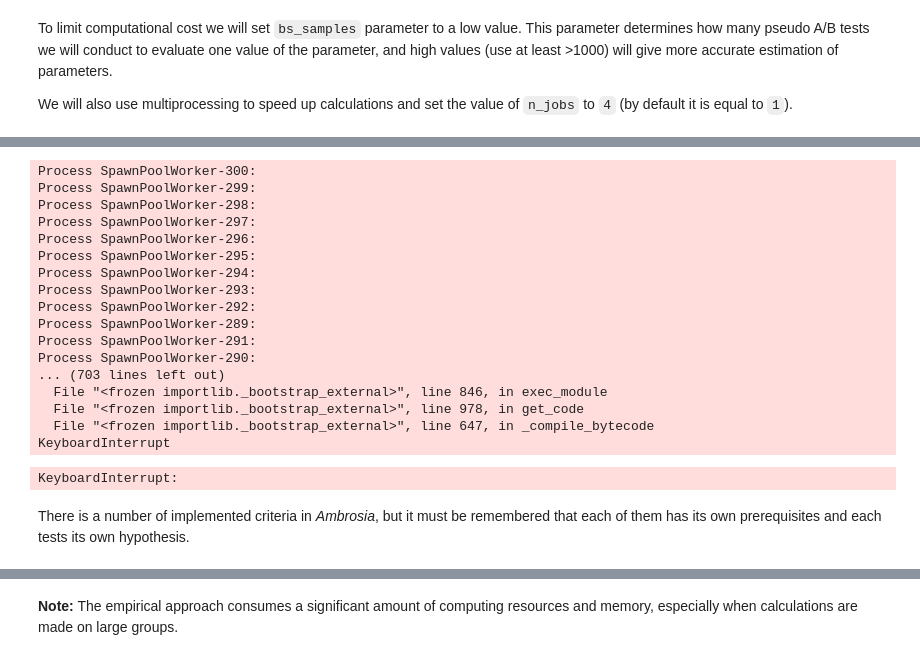
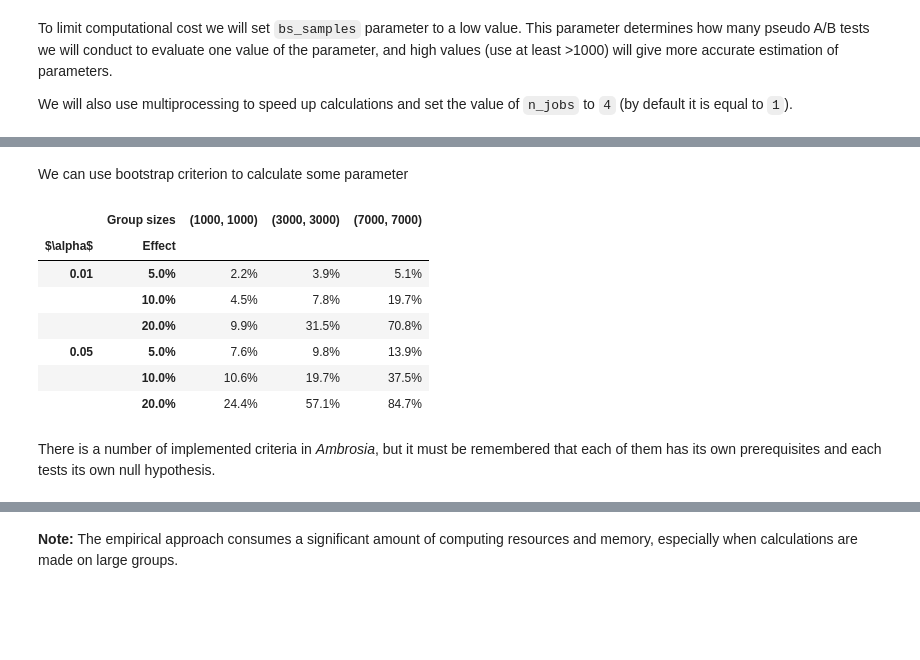
Before and after one commit to MobileTeleSystems/Ambrosia, a Jupyter notebook: examples/03_pandas_designer.ipynb, the cells around one changed output, grey strips where cells are left out. Cells and saved outputs as stored; diff of their text form; code cells hidden in the pictures; blank space fills up the shorter version.

```diff
--- a/examples/03_pandas_designer.ipynb
+++ b/examples/03_pandas_designer.ipynb
@@ -212,28 +229,21 @@ designer.run(to_design='size',
+# %% [markdown]
+We can use bootstrap criterion to calculate some parameter
 # %%
-designer.run(to_design='size',
+designer.run(to_design='power',
              method='empiric',
              effects=effects,
+             sizes=sizes,
              criterion='bootstrap',
-             bs_samples=100,
-             n_jobs=1)
+             bs_samples=1000,
+             n_jobs=4)
 # %% [output]
-Process SpawnPoolWorker-300:
-Process SpawnPoolWorker-299:
-Process SpawnPoolWorker-298:
-Process SpawnPoolWorker-297:
-Process SpawnPoolWorker-296:
-Process SpawnPoolWorker-295:
-Process SpawnPoolWorker-294:
-Process SpawnPoolWorker-293:
-Process SpawnPoolWorker-292:
-Process SpawnPoolWorker-289:
-Process SpawnPoolWorker-291:
-Process SpawnPoolWorker-290:
-... (703 lines left out)
-  File "<frozen importlib._bootstrap_external>", line 846, in exec_module
-  File "<frozen importlib._bootstrap_external>", line 978, in get_code
-  File "<frozen importlib._bootstrap_external>", line 647, in _compile_bytecode
-KeyboardInterrupt
-KeyboardInterrupt:
+|  | Group sizes | (1000, 1000) | (3000, 3000) | (7000, 7000) |
+| $\alpha$ | Effect |  |  |  |
+| 0.01 | 5.0% | 2.2% | 3.9% | 5.1% |
+|  | 10.0% | 4.5% | 7.8% | 19.7% |
+|  | 20.0% | 9.9% | 31.5% | 70.8% |
+| 0.05 | 5.0% | 7.6% | 9.8% | 13.9% |
+|  | 10.0% | 10.6% | 19.7% | 37.5% |
+|  | 20.0% | 24.4% | 57.1% | 84.7% |
 # %% [markdown]
-There is a number of implemented criteria in *Ambrosia*, but it must be remembered that each of them has its own prerequisites and each tests its own hypothesis.
+There is a number of implemented criteria in *Ambrosia*, but it must be remembered that each of them has its own prerequisites and each tests its own null hypothesis.
```
Also changed, not shown: parts of 40 cells of this notebook, 13 other files.
